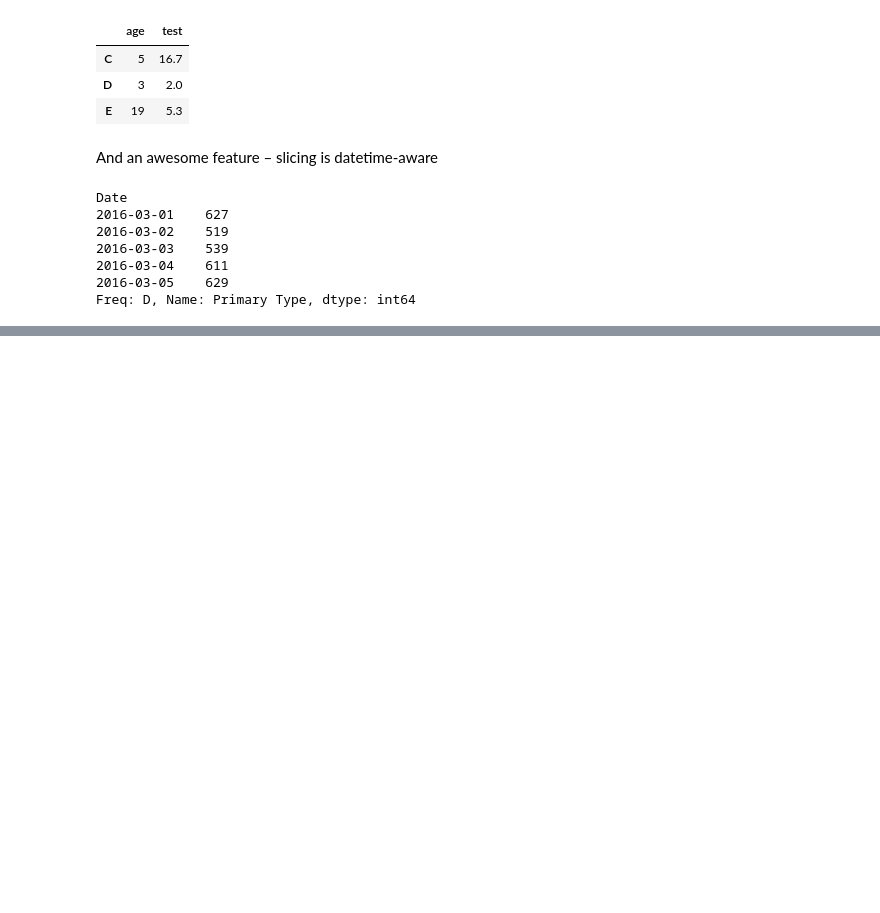
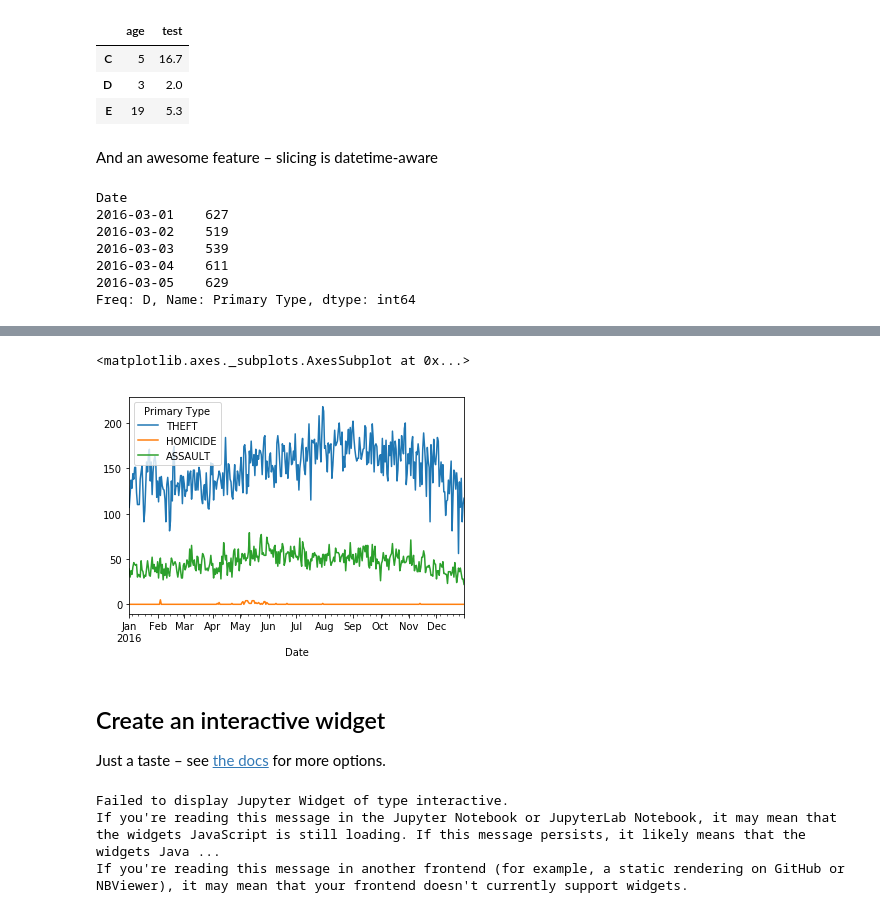
Before and after one commit to PacktPublishing/Jupyter-Notebook-for-Data-Science, a Jupyter notebook: chicago_crime.ipynb, the cells around one changed output, grey strips where cells are left out. Saved outputs shown, nothing was run; the diff lists cells and outputs as text; code cells hidden in the pictures; blank space fills up the shorter version.

Commit message:
update the crime notebook

```diff
--- a/chicago_crime.ipynb
+++ b/chicago_crime.ipynb
@@ -386,0 +482,2 @@ Freq: D, Name: Primary Type, dtype: int64
+# %%
+crimes_mi = crimes.set_index(['Primary Type'], append=True)
@@ -386,0 +490,4 @@ Freq: D, Name: Primary Type, dtype: int64
+# %%
+crimes_mi['ocurrences'] = np.ones(len(crimes_mi), dtype=int)
+crimes_grouped = crimes_mi.ocurrences.groupby(level=[0,1]).sum()
+crimes_grouped
@@ -386,0 +512,3 @@ Freq: D, Name: Primary Type, dtype: int64
+# %%
+crimes_by_type = crimes_grouped.unstack(level=1).fillna(0).resample('h').sum().fillna(0).astype(int)
+crimes_by_type.head()
@@ -386,0 +524,9 @@ Freq: D, Name: Primary Type, dtype: int64
+# %%
+crimes_by_type.loc[:, ['THEFT', 'HOMICIDE', 'ASSAULT']]['2016'].resample('D').sum().plot()
+# %% [output]
+<matplotlib.axes._subplots.AxesSubplot at 0x...>
+[figure, added]
+# %% [markdown]
+## Create an interactive widget
+
+Just a taste – see [the docs](https://ipywidgets.readthedocs.io/en/latest/index.html) for more options.
@@ -386,0 +535,8 @@ Freq: D, Name: Primary Type, dtype: int64
+# %%
+@interact(crime_type = crimes_by_type.columns)
+def plot_chart(crime_type='THEFT'):
+    crimes_by_type.loc[:, crime_type]['2016'].resample('D').sum().plot(title=crime_type)
+# %% [output]
+Failed to display Jupyter Widget of type interactive.
+If you're reading this message in the Jupyter Notebook or JupyterLab Notebook, it may mean that the widgets JavaScript is still loading. If this message persists, it likely means that the widgets Java ...
+If you're reading this message in another frontend (for example, a static rendering on GitHub or NBViewer), it may mean that your frontend doesn't currently support widgets.
```
Also changed, not shown: parts of 30 cells of this notebook.
